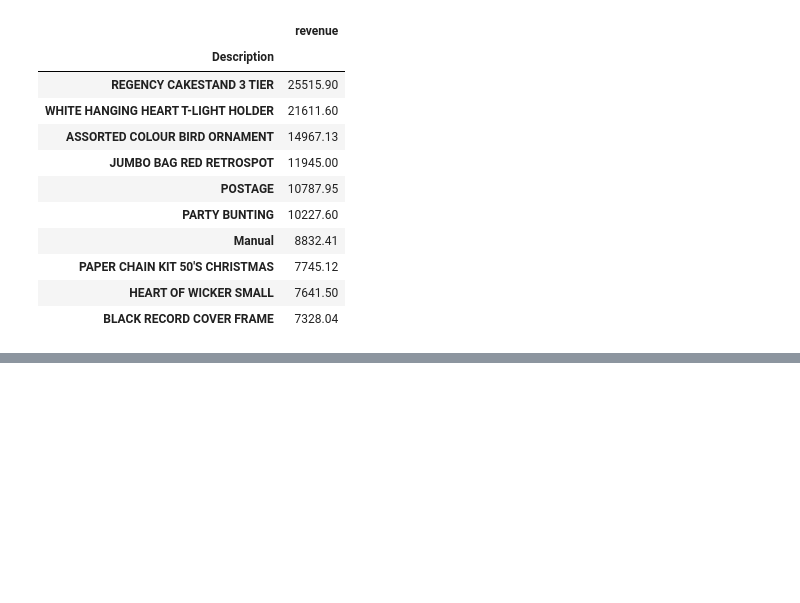
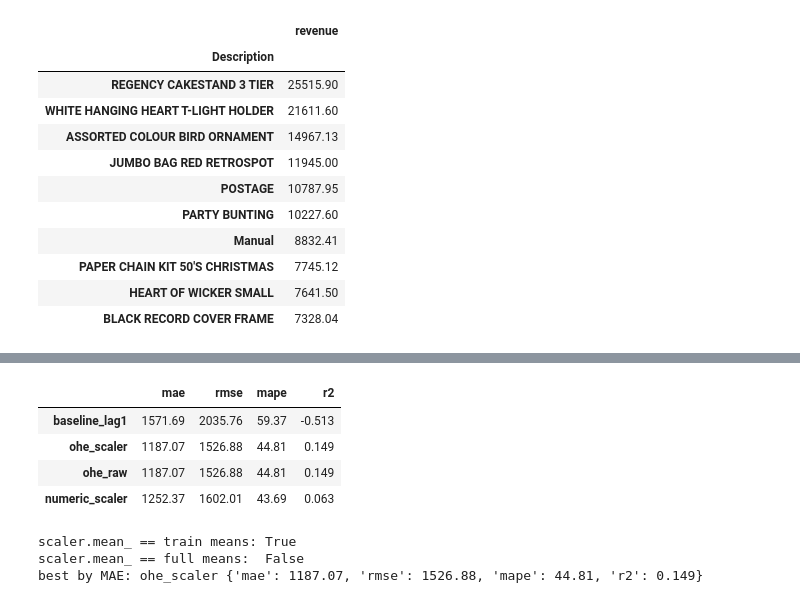
Before and after one commit to gor802018-code/retail-revenue-forecast, a Jupyter notebook: notebooks/01_eda_model.ipynb, the cells around one changed output, grey strips where cells are left out. Cells and saved outputs as stored; diff of their text form; code cells hidden in the pictures; blank space fills up the shorter version.

```diff
--- a/notebooks/01_eda_model.ipynb
+++ b/notebooks/01_eda_model.ipynb
@@ -250,0 +272,62 @@ test days: 120
+# %%
+preprocess_scaled = ColumnTransformer([
+    ("cat", OneHotEncoder(handle_unknown="ignore", sparse_output=False), cat_features),
+    ("num", StandardScaler(), num_features),
+])
+
+preprocess_raw = ColumnTransformer([
+    ("cat", OneHotEncoder(handle_unknown="ignore", sparse_output=False), cat_features),
+    ("num", "passthrough", num_features),
+])
+
+preprocess_numeric = ColumnTransformer([
+    ("num", StandardScaler(), num_features),
+])
+
+variants = {
+    "ohe_scaler": Pipeline([("prep", preprocess_scaled), ("model", GradientBoostingRegressor(random_state=42))]),
+    "ohe_raw": Pipeline([("prep", preprocess_raw), ("model", GradientBoostingRegressor(random_state=42))]),
+    "numeric_scaler": Pipeline([("prep", preprocess_numeric), ("model", GradientBoostingRegressor(random_state=42))]),
+}
+
+def metrics(y_true, y_pred):
+    mae = mean_absolute_error(y_true, y_pred)
+    rmse = mean_squared_error(y_true, y_pred) ** 0.5
+    mape = float(np.mean(np.abs((y_true - y_pred) / y_true)) * 100)
+    r2 = r2_score(y_true, y_pred)
+    return {
+        "mae": round(float(mae), 2),
+        "rmse": round(float(rmse), 2),
+        "mape": round(mape, 2),
+        "r2": round(float(r2), 3),
+    }
+
+results = {"baseline_lag1": metrics(y_test, X_test["lag1"])}
+fitted = {}
+
+for name, pipe in variants.items():
+    pipe.fit(X_train[features], y_train)
+    fitted[name] = pipe
+    results[name] = metrics(y_test, pipe.predict(X_test[features]))
+
+pd.DataFrame(results).T
+# %% [output]
+|  | mae | rmse | mape | r2 |
+| baseline_lag1 | 1571.69 | 2035.76 | 59.37 | -0.513 |
+| ohe_scaler | 1187.07 | 1526.88 | 44.81 | 0.149 |
+| ohe_raw | 1187.07 | 1526.88 | 44.81 | 0.149 |
+| numeric_scaler | 1252.37 | 1602.01 | 43.69 | 0.063 |
+# %%
+# Препроцессор обучен только на train: средние StandardScaler совпадают со средними train
+scaler = fitted["ohe_scaler"].named_steps["prep"].named_transformers_["num"]
+train_means = X_train[num_features].mean().to_numpy()
+print("scaler.mean_ == train means:", np.allclose(scaler.mean_, train_means))
+print("scaler.mean_ == full means: ", np.allclose(scaler.mean_, X[num_features].mean().to_numpy()))
+
+best_name = min(results, key=lambda k: results[k]["mae"])
+best_model = fitted[best_name]
+print("best by MAE:", best_name, results[best_name])
+# %% [output]
+scaler.mean_ == train means: True
+scaler.mean_ == full means:  False
+best by MAE: ohe_scaler {'mae': 1187.07, 'rmse': 1526.88, 'mape': 44.81, 'r2': 0.149}
```
Also changed, not shown: parts of 18 cells of this notebook, 8 other files.
